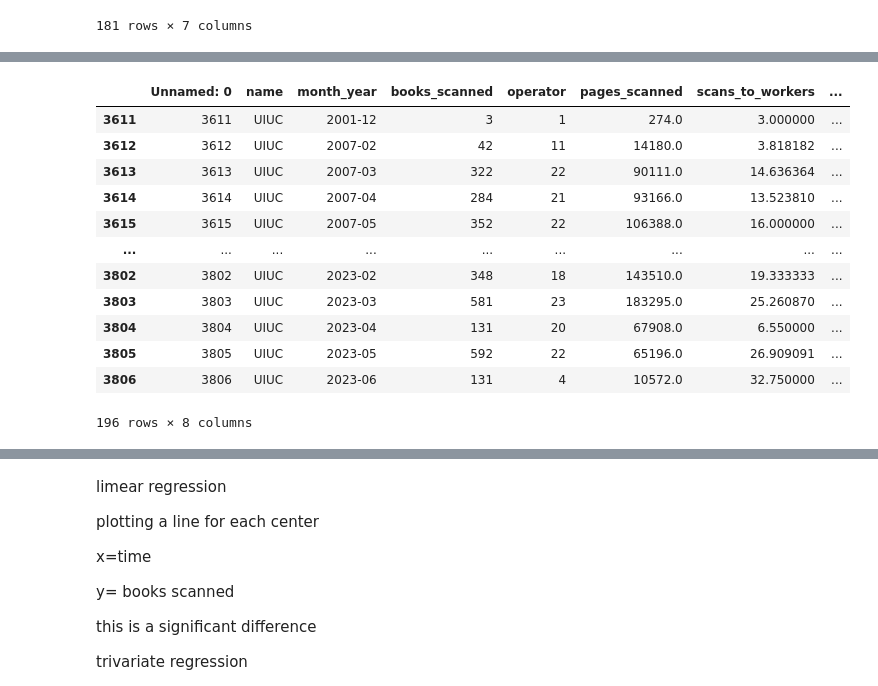
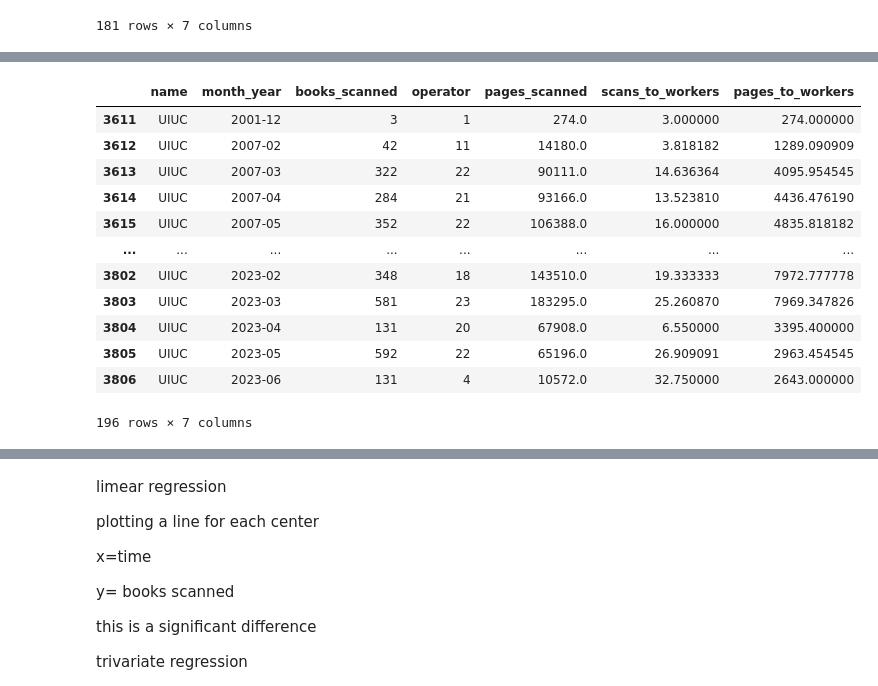
Before and after one commit to ers6/ia_scanning_labor_data, a Jupyter notebook: make_visualizations.ipynb, the cells around one changed output, grey strips where cells are left out. Cells and saved outputs as stored; diff of their text form; code cells hidden in the pictures.

```diff
--- a/make_visualizations.ipynb
+++ b/make_visualizations.ipynb
@@ -135,18 +118,18 @@ alt.Chart(...)
 # %%
-scans_and_workers.loc[scans_and_workers['name']=='UIUC']
+scans_workers.loc[scans_workers['name']=='UIUC']
 # %% [output]
-|  | Unnamed: 0 | name | month_year | books_scanned | operator | pages_scanned | scans_to_workers | ... |
-| 3611 | 3611 | UIUC | 2001-12 | 3 | 1 | 274.0 | 3.000000 | ... |
-| 3612 | 3612 | UIUC | 2007-02 | 42 | 11 | 14180.0 | 3.818182 | ... |
-| 3613 | 3613 | UIUC | 2007-03 | 322 | 22 | 90111.0 | 14.636364 | ... |
-| 3614 | 3614 | UIUC | 2007-04 | 284 | 21 | 93166.0 | 13.523810 | ... |
-| 3615 | 3615 | UIUC | 2007-05 | 352 | 22 | 106388.0 | 16.000000 | ... |
-| ... | ... | ... | ... | ... | ... | ... | ... | ... |
-| 3802 | 3802 | UIUC | 2023-02 | 348 | 18 | 143510.0 | 19.333333 | ... |
-| 3803 | 3803 | UIUC | 2023-03 | 581 | 23 | 183295.0 | 25.260870 | ... |
-| 3804 | 3804 | UIUC | 2023-04 | 131 | 20 | 67908.0 | 6.550000 | ... |
-| 3805 | 3805 | UIUC | 2023-05 | 592 | 22 | 65196.0 | 26.909091 | ... |
-| 3806 | 3806 | UIUC | 2023-06 | 131 | 4 | 10572.0 | 32.750000 | ... |
+|  | name | month_year | books_scanned | operator | pages_scanned | scans_to_workers | pages_to_workers |
+| 3611 | UIUC | 2001-12 | 3 | 1 | 274.0 | 3.000000 | 274.000000 |
+| 3612 | UIUC | 2007-02 | 42 | 11 | 14180.0 | 3.818182 | 1289.090909 |
+| 3613 | UIUC | 2007-03 | 322 | 22 | 90111.0 | 14.636364 | 4095.954545 |
+| 3614 | UIUC | 2007-04 | 284 | 21 | 93166.0 | 13.523810 | 4436.476190 |
+| 3615 | UIUC | 2007-05 | 352 | 22 | 106388.0 | 16.000000 | 4835.818182 |
+| ... | ... | ... | ... | ... | ... | ... | ... |
+| 3802 | UIUC | 2023-02 | 348 | 18 | 143510.0 | 19.333333 | 7972.777778 |
+| 3803 | UIUC | 2023-03 | 581 | 23 | 183295.0 | 25.260870 | 7969.347826 |
+| 3804 | UIUC | 2023-04 | 131 | 20 | 67908.0 | 6.550000 | 3395.400000 |
+| 3805 | UIUC | 2023-05 | 592 | 22 | 65196.0 | 26.909091 | 2963.454545 |
+| 3806 | UIUC | 2023-06 | 131 | 4 | 10572.0 | 32.750000 | 2643.000000 |
-196 rows × 8 columns
+196 rows × 7 columns
 # %%
 selector = alt.selection_point(encodings=['color'])
```
Also changed, not shown: parts of 9 cells of this notebook, 2 other files.
